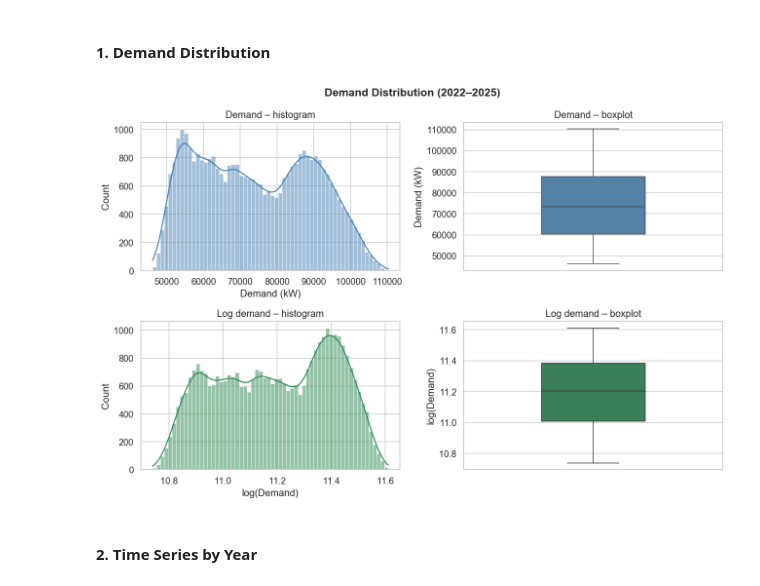
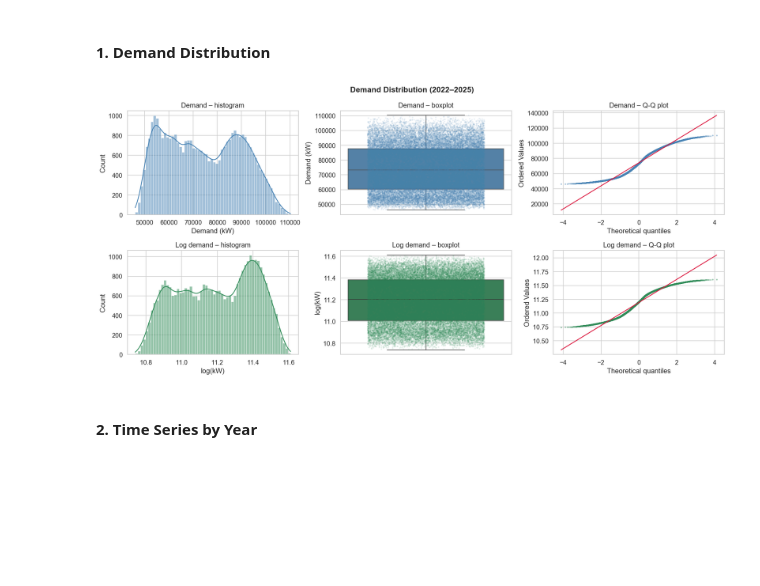
Before and after one commit to EllieTheAnalyst/ml1-electricity-demand-zurich, a Jupyter notebook: notebooks/01_eda.ipynb, the cells around one changed output. Saved outputs shown, nothing was run; the diff lists cells and outputs as text; code cells hidden in the pictures; blank space fills up the shorter version.

Commit message:
refactor: clean build notebooks, EDA fixes, visual HTML report redesign

```diff
--- a/notebooks/01_eda.ipynb
+++ b/notebooks/01_eda.ipynb
@@ -28,33 +28,57 @@ Shape: (35045, 20)
 # %% [markdown]
 #### 1. Demand Distribution
 # %%
+from scipy import stats
 import os
-fig, axes = plt.subplots(2, 2, figsize=(12, 8))
 
+os.makedirs('../outputs/figures/01_eda', exist_ok=True)
+
+fig, axes = plt.subplots(2, 3, figsize=(17, 8))
+
+# Row 0: raw demand
 sns.histplot(df['demand'], bins=60, ax=axes[0, 0], kde=True, color='steelblue')
 axes[0, 0].set_title('Demand – histogram')
 axes[0, 0].set_xlabel('Demand (kW)')
 
 sns.boxplot(y=df['demand'], ax=axes[0, 1], color='steelblue', width=0.4)
 axes[0, 1].set_title('Demand – boxplot')
 axes[0, 1].set_ylabel('Demand (kW)')
+axes[0, 1].scatter(
+    np.random.uniform(-0.15, 0.15, size=len(df['demand'].dropna())),
+    df['demand'].dropna().values,
+    alpha=0.08, s=4, color='steelblue', zorder=3
+)
 
+stats.probplot(df['demand'].dropna(), dist='norm', plot=axes[0, 2])
+axes[0, 2].set_title('Demand – Q-Q plot')
+axes[0, 2].get_lines()[0].set(markersize=2, alpha=0.35, color='steelblue')
+axes[0, 2].get_lines()[1].set(color='crimson')
+
+# Row 1: log demand
 sns.histplot(df['demand_log'], bins=60, ax=axes[1, 0], kde=True, color='seagreen')
 axes[1, 0].set_title('Log demand – histogram')
-axes[1, 0].set_xlabel('log(Demand)')
+axes[1, 0].set_xlabel('log(kW)')
 
 sns.boxplot(y=df['demand_log'], ax=axes[1, 1], color='seagreen', width=0.4)
 axes[1, 1].set_title('Log demand – boxplot')
-axes[1, 1].set_ylabel('log(Demand)')
+axes[1, 1].set_ylabel('log(kW)')
+axes[1, 1].scatter(
+    np.random.uniform(-0.15, 0.15, size=len(df['demand_log'].dropna())),
+    df['demand_log'].dropna().values,
+    alpha=0.08, s=4, color='seagreen', zorder=3
+)
+
+stats.probplot(df['demand_log'].dropna(), dist='norm', plot=axes[1, 2])
+axes[1, 2].set_title('Log demand – Q-Q plot')
+axes[1, 2].get_lines()[0].set(markersize=2, alpha=0.35, color='seagreen')
+axes[1, 2].get_lines()[1].set(color='crimson')
 
 fig.suptitle('Demand Distribution (2022–2025)', fontsize=15, fontweight='bold')
 plt.tight_layout()
-plt.savefig('../outputs/figures/01_eda/01_01_demand_distribution.png', bbox_inches='tight')
+plt.savefig('../outputs/figures/01_eda/01_demand_distribution.png', bbox_inches='tight')
 plt.show()
-
-os.makedirs('../outputs/figures/01_eda', exist_ok=True)
 # %% [output]
-[figure, old version]
+[figure, new version]
 # %% [markdown]
 #### 2. Time Series by Year
 # %%
```
Also changed, not shown: parts of 4 cells of this notebook, 15 other files.
